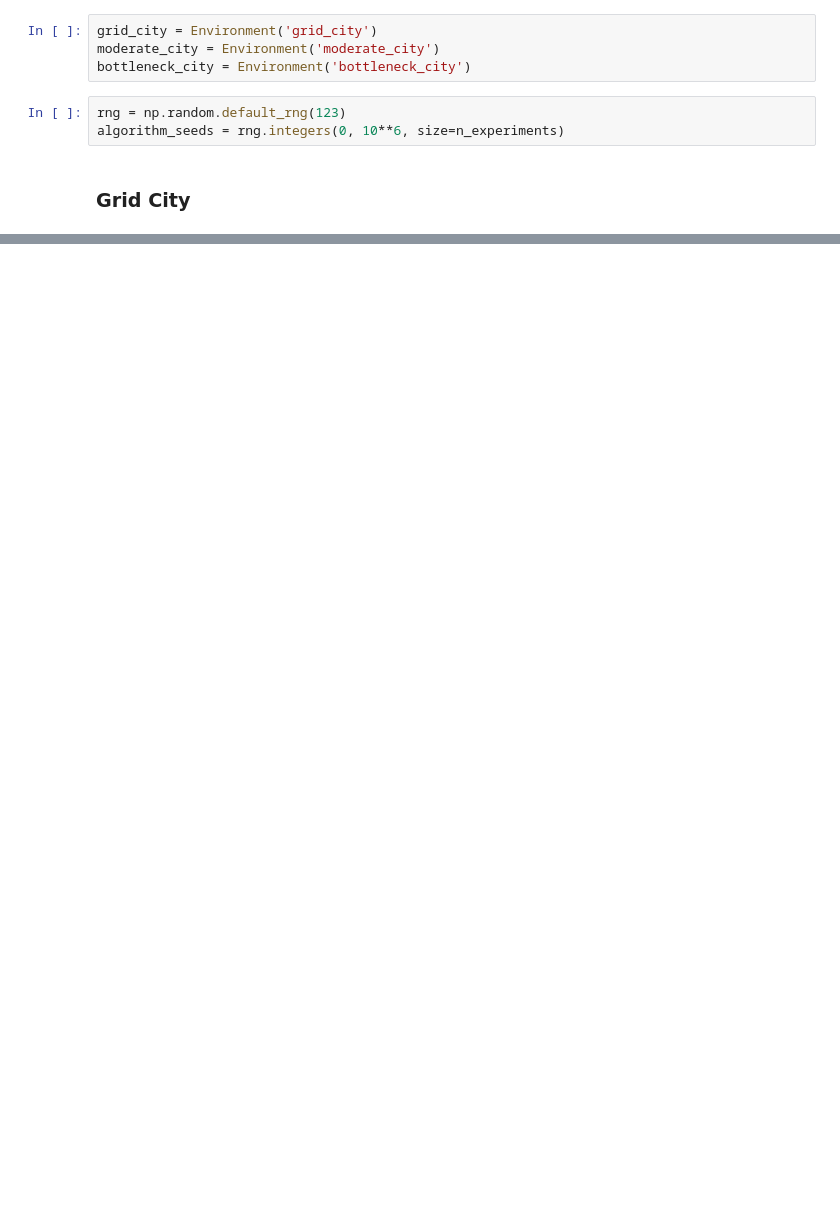
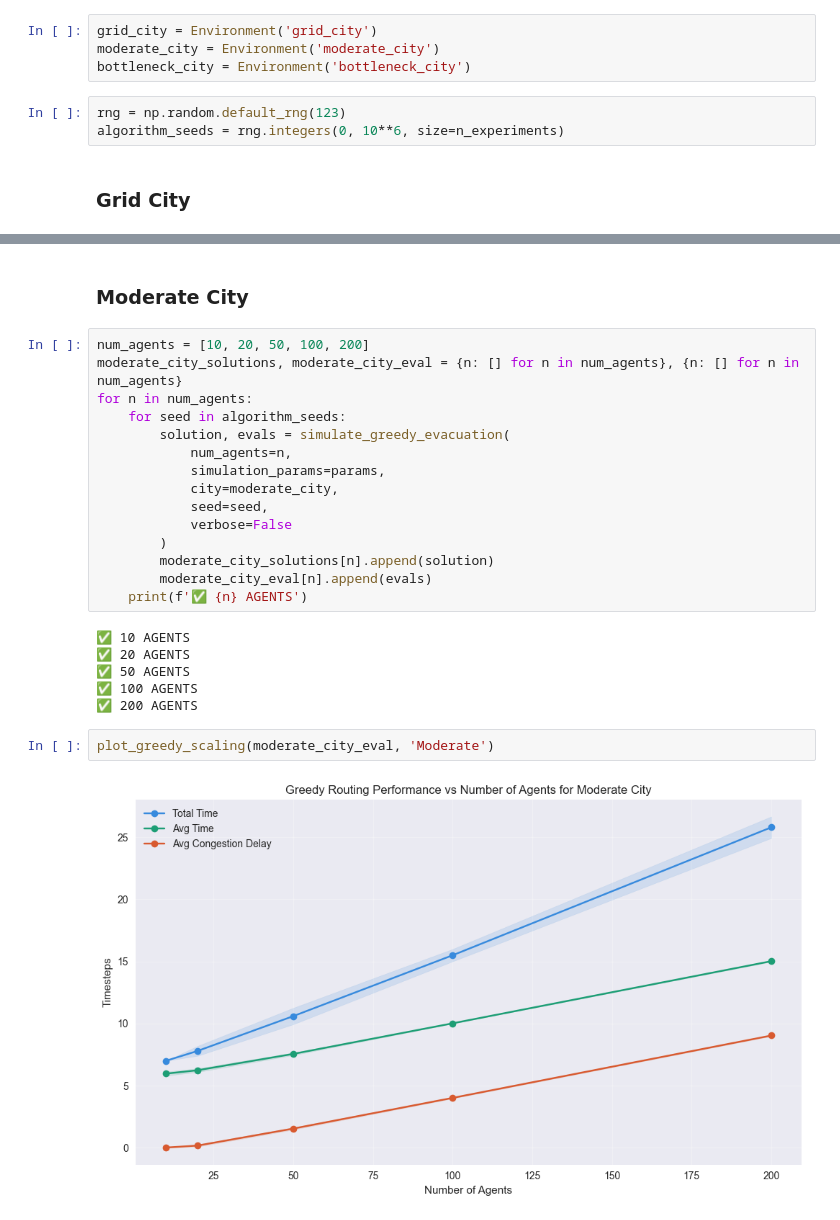
Before and after one commit to lpow311/dissertation, a Jupyter notebook: 2_greedy_algorithm.ipynb, the cells around one changed output, grey strips where cells are left out. Saved outputs shown, nothing was run; the diff lists cells and outputs as text; blank space fills up the shorter version.

```diff
--- a/2_greedy_algorithm.ipynb
+++ b/2_greedy_algorithm.ipynb
@@ -92,0 +127,27 @@ plot_greedy_scaling(grid_city_eval)
+# %% [markdown]
+### Moderate City
+# %%
+num_agents = [10, 20, 50, 100, 200]
+moderate_city_solutions, moderate_city_eval = {n: [] for n in num_agents}, {n: [] for n in num_agents}
+for n in num_agents:
+    for seed in algorithm_seeds:
+        solution, evals = simulate_greedy_evacuation(
+            num_agents=n,
+            simulation_params=params,
+            city=moderate_city,
+            seed=seed,
+            verbose=False
+        )
+        moderate_city_solutions[n].append(solution)
+        moderate_city_eval[n].append(evals)
+    print(f'✅ {n} AGENTS')
+# %% [output]
+✅ 10 AGENTS
+✅ 20 AGENTS
+✅ 50 AGENTS
+✅ 100 AGENTS
+✅ 200 AGENTS
+# %%
+plot_greedy_scaling(moderate_city_eval, 'Moderate')
+# %% [output]
+[figure, added]
```
Also changed, not shown: parts of 17 cells of this notebook, 19 other files.
